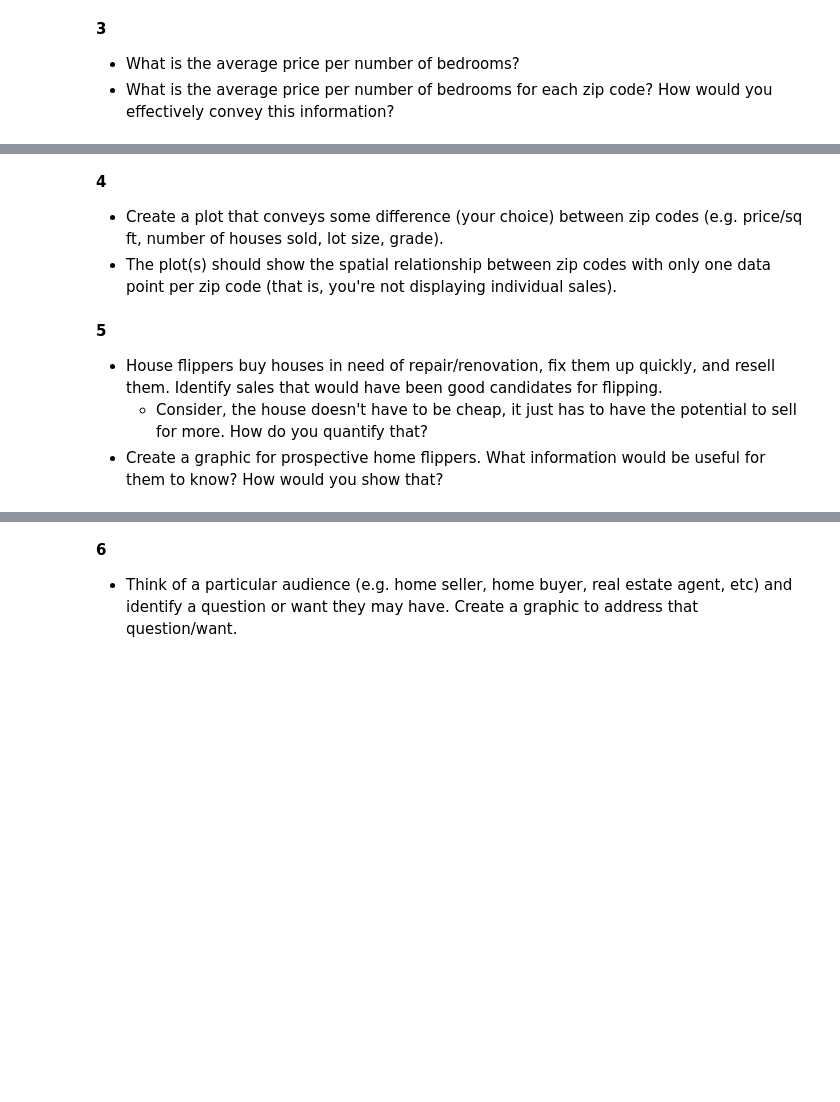
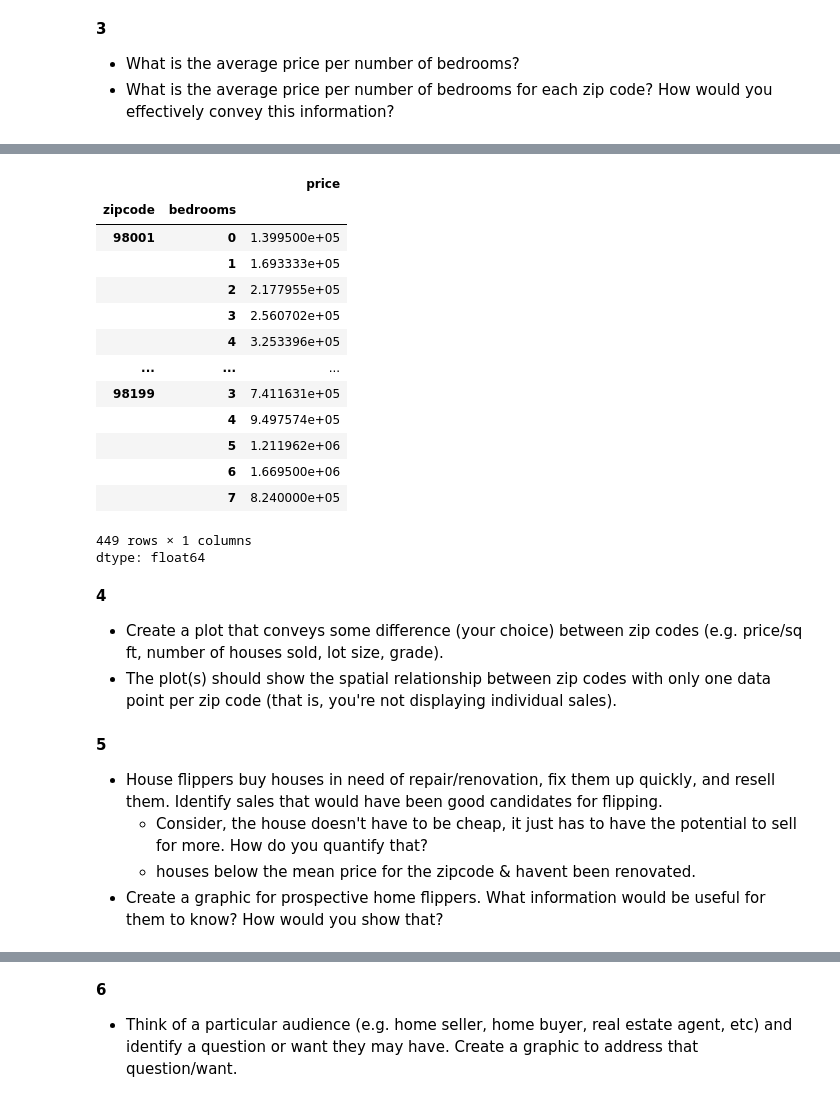
Before and after one commit to foxel03/Notes-2-01, a Jupyter notebook: 00_Resources/pandas_refresher.ipynb, the cells around one changed output, grey strips where cells are left out. Cells and saved outputs as stored; diff of their text form; code cells hidden in the pictures; blank space fills up the shorter version.

```diff
--- a/00_Resources/pandas_refresher.ipynb
+++ b/00_Resources/pandas_refresher.ipynb
@@ -195,3 +254,21 @@ housing_df.query('zipcode==98038 and 3<=bedrooms<=5 and bathrooms>=2 and 1300<=s
+# %%
+housing_df.groupby(['zipcode', 'bedrooms'])['price'].mean()
+# %% [output]
+|  |  | price |
+| zipcode | bedrooms |  |
+| 98001 | 0 | 1.399500e+05 |
+|  | 1 | 1.693333e+05 |
+|  | 2 | 2.177955e+05 |
+|  | 3 | 2.560702e+05 |
+|  | 4 | 3.253396e+05 |
+| ... | ... | ... |
+| 98199 | 3 | 7.411631e+05 |
+|  | 4 | 9.497574e+05 |
+|  | 5 | 1.211962e+06 |
+|  | 6 | 1.669500e+06 |
+|  | 7 | 8.240000e+05 |
+449 rows × 1 columns
+dtype: float64
 # %% [markdown]
 **4**
 
@@ -202,4 +279,5 @@ housing_df.query('zipcode==98038 and 3<=bedrooms<=5 and bathrooms>=2 and 1300<=s
 
  - House flippers buy houses in need of repair/renovation, fix them up quickly, and resell them. Identify sales that would have been good candidates for flipping.
    - Consider, the house doesn't have to be cheap, it just has to have the potential to sell for more. How do you quantify that?
+   - houses below the mean price for the zipcode & havent been renovated.
  - Create a graphic for prospective home flippers. What information would be useful for them to know? How would you show that?
```
Also changed, not shown: parts of 10 cells of this notebook.
